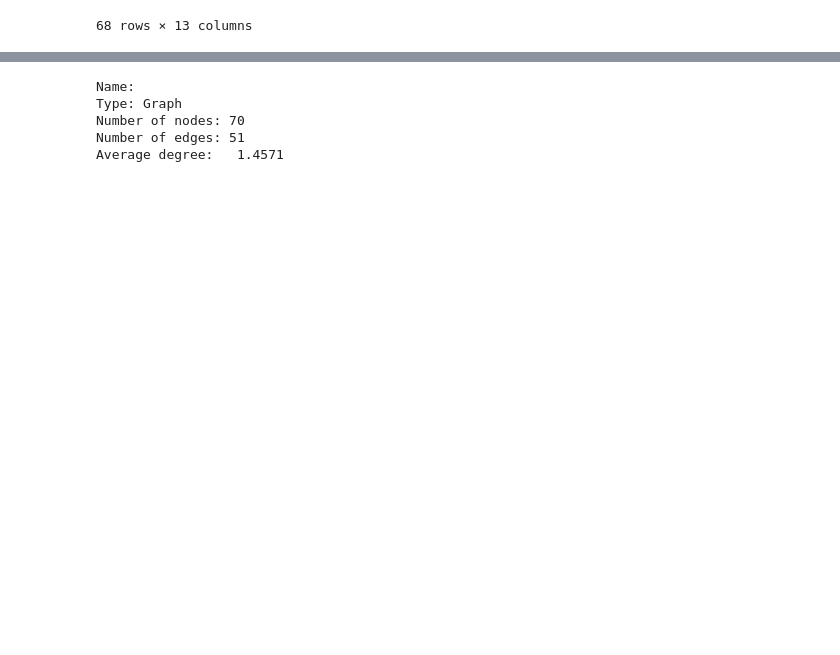
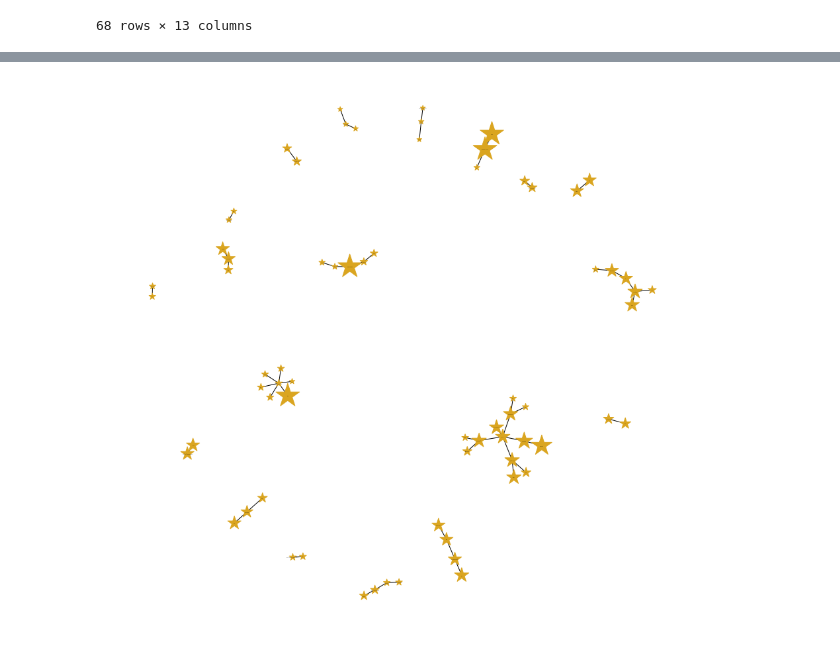
Before and after one commit to rhoffp4/Montreal_food, a Jupyter notebook: Yelp_project.ipynb, the cells around one changed output, grey strips where cells are left out. Saved outputs shown, nothing was run; the diff lists cells and outputs as text; code cells hidden in the pictures; blank space fills up the shorter version.

```diff
--- a/Yelp_project.ipynb
+++ b/Yelp_project.ipynb
@@ -170,9 +261,15 @@ TypeError: 'Series' objects are mutable, thus they cannot be hashed
 # %%
-print(nx.info(btu))
+#print(nx.info(btu))
-# %% [output]
-Name:
-Type: Graph
-Number of nodes: 70
-Number of edges: 51
-Average degree:   1.4571
+# %%
+#Who are the most influential Yelpers for the best coffee shops in Montreal.
+#The node size was set based on the influence score of a given user.
+#Haley, Erica, and Tabitha
+
+plt.figure(figsize = (15,15))
+nx.draw_networkx(btu, node_color = 'goldenrod', node_size = 75*(bizz_tips_use.influence), node_shape = '*',
+                 edge_color='black', font_size=0,font_color='black')
+plt.axis('off')
+plt.show()
+# %% [output]
+[figure, added]
 # %%
```
Also changed, not shown: parts of 75 cells of this notebook.
